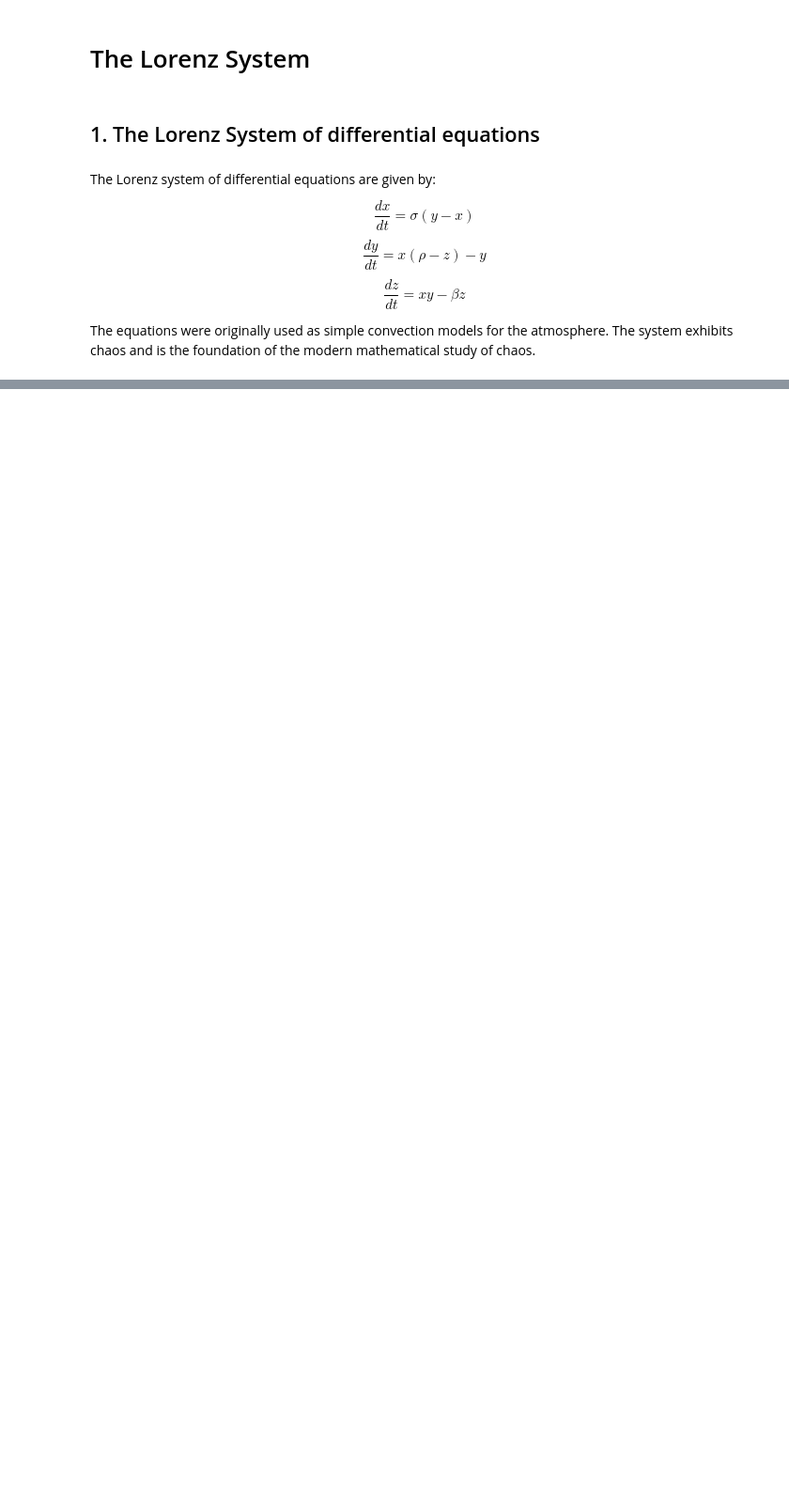
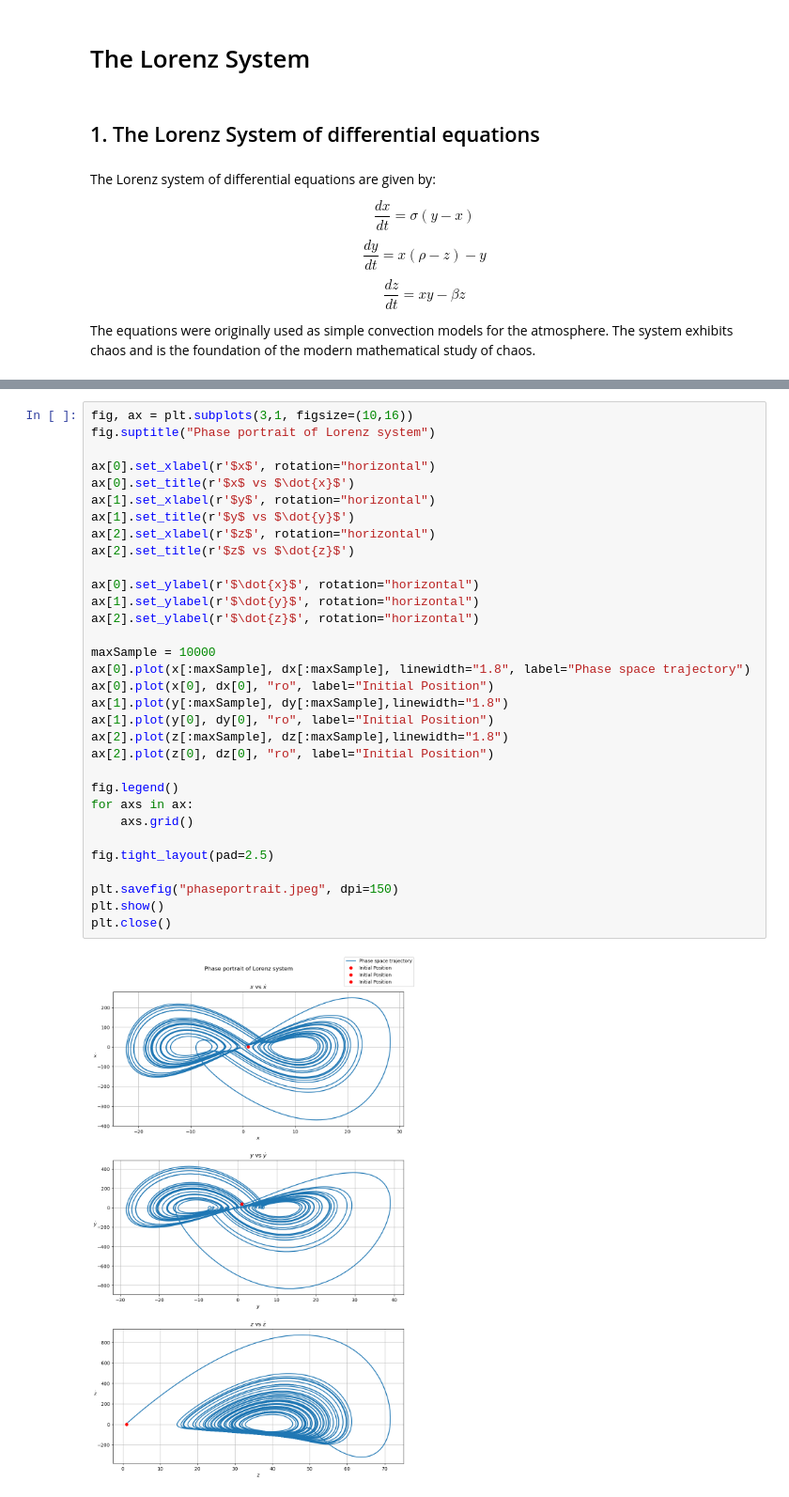
Before and after one commit to Rally0078/ComputationalPhysics, a Jupyter notebook: lorenz.ipynb, the cells around one changed output, grey strips where cells are left out. Shown at 94% size. Drawn from its saved outputs; the diff is of its cells as text; blank space fills up the shorter version.

Commit message:
Added phase portraits

```diff
--- a/lorenz.ipynb
+++ b/lorenz.ipynb
@@ -106,0 +110,34 @@ fig.tight_layout()
+# %%
+fig, ax = plt.subplots(3,1, figsize=(10,16))
+fig.suptitle("Phase portrait of Lorenz system")
+
+ax[0].set_xlabel(r'$x$', rotation="horizontal")
+ax[0].set_title(r'$x$ vs $\dot{x}$')
+ax[1].set_xlabel(r'$y$', rotation="horizontal")
+ax[1].set_title(r'$y$ vs $\dot{y}$')
+ax[2].set_xlabel(r'$z$', rotation="horizontal")
+ax[2].set_title(r'$z$ vs $\dot{z}$')
+
+ax[0].set_ylabel(r'$\dot{x}$', rotation="horizontal")
+ax[1].set_ylabel(r'$\dot{y}$', rotation="horizontal")
+ax[2].set_ylabel(r'$\dot{z}$', rotation="horizontal")
+
+maxSample = 10000
+ax[0].plot(x[:maxSample], dx[:maxSample], linewidth="1.8", label="Phase space trajectory")
+ax[0].plot(x[0], dx[0], "ro", label="Initial Position")
+ax[1].plot(y[:maxSample], dy[:maxSample],linewidth="1.8")
+ax[1].plot(y[0], dy[0], "ro", label="Initial Position")
+ax[2].plot(z[:maxSample], dz[:maxSample],linewidth="1.8")
+ax[2].plot(z[0], dz[0], "ro", label="Initial Position")
+
+fig.legend()
+for axs in ax:
+    axs.grid()
+
+fig.tight_layout(pad=2.5)
+
+plt.savefig("phaseportrait.jpeg", dpi=150)
+plt.show()
+plt.close()
+# %% [output]
+[figure, added]
```
Also changed, not shown: parts of 2 cells of this notebook.
